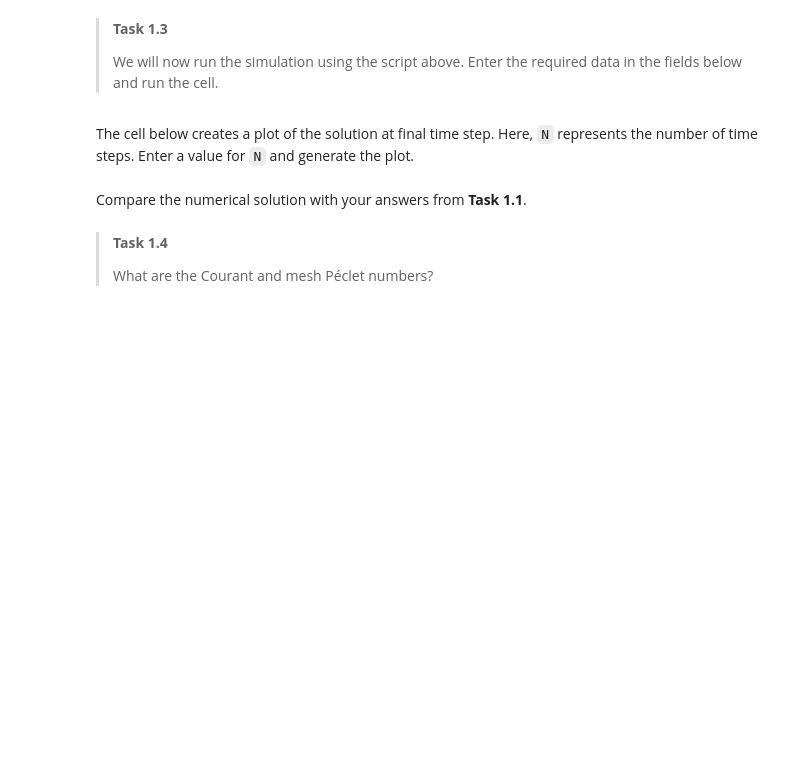
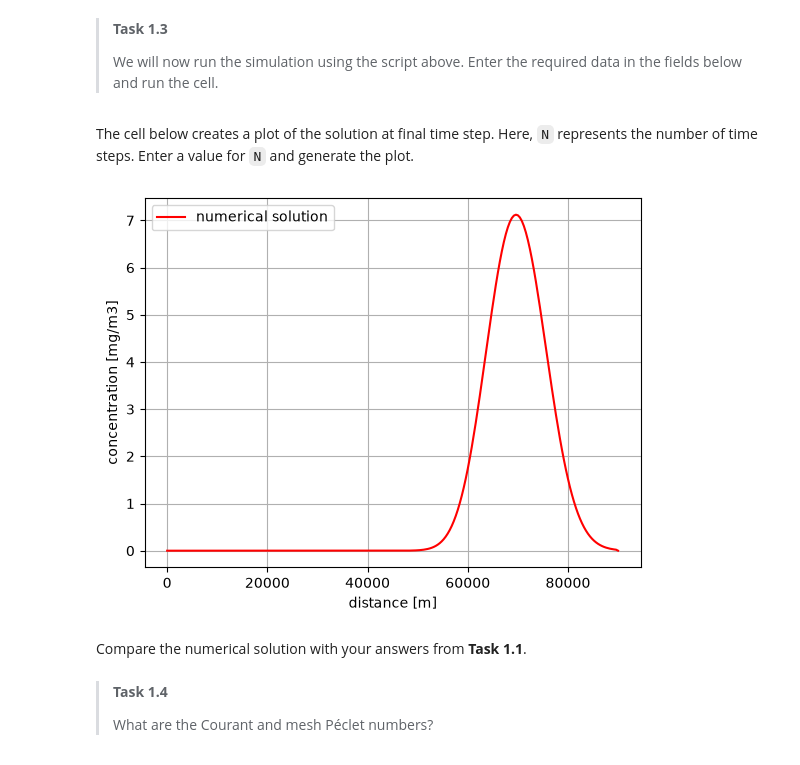
Before and after one commit to Robinjovl/GA2_all_files, a Jupyter notebook: grp09.ipynb, the cells around one changed output. Cells and saved outputs as stored; diff of their text form; code cells hidden in the pictures; blank space fills up the shorter version.

```diff
--- a/grp09.ipynb
+++ b/grp09.ipynb
@@ -124,10 +153,10 @@ plt.ylabel('concentration [mg/m3]')
 # %%
 # parameters for advdiff
 
-u= ### YOUR CODE HERE ###
-K= ### YOUR CODE HERE ###
-dt= ### YOUR CODE HERE ###
-Tend= ### YOUR CODE HERE ###
+u= 0.5  # m/s
+K= 100.0 # m^2/s
+dt= 10*60 # s
+Tend=  t_B # s
 
 
 # compute solution to transport equation
@@ -136,13 +165,15 @@ c=advdiff(u,K,c0,lenD,dt,Tend,'central','theta',0.5)
 The cell below creates a plot of the solution at final time step. Here, `N` represents the number of time steps. Enter a value for `N` and generate the plot.
 # %%
 # number of timesteps
-N= ### YOUR CODE HERE ###
+N= 200
 
 plt.plot(x,c[N,:],'r',label='numerical solution')
 plt.legend(loc='upper left')
 plt.xlabel('distance [m]')
 plt.ylabel('concentration [mg/m3]')
 plt.grid()
+# %% [output]
+[figure, added]
 # %% [markdown]
 Compare the numerical solution with your answers from **Task 1.1**.
 # %% [markdown]
```
Also changed, not shown: parts of 7 cells of this notebook.
